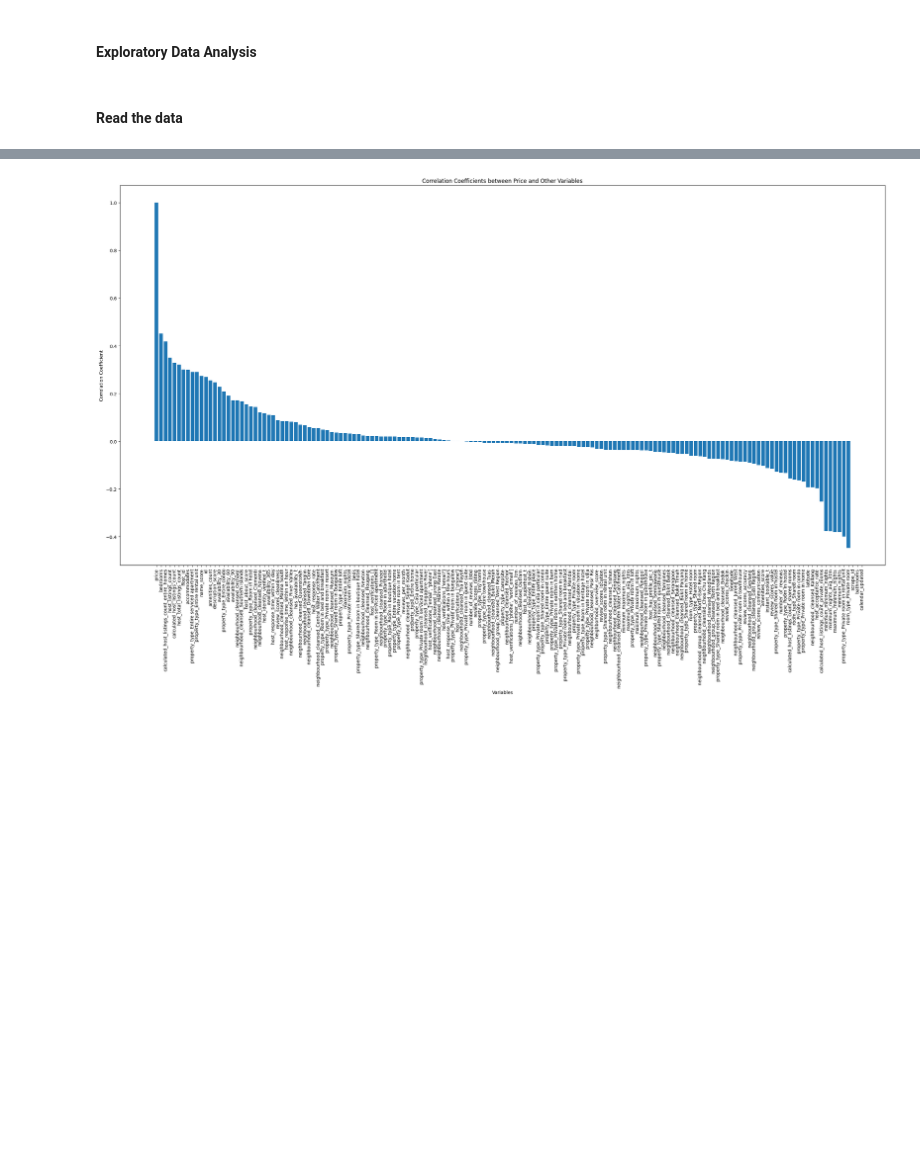
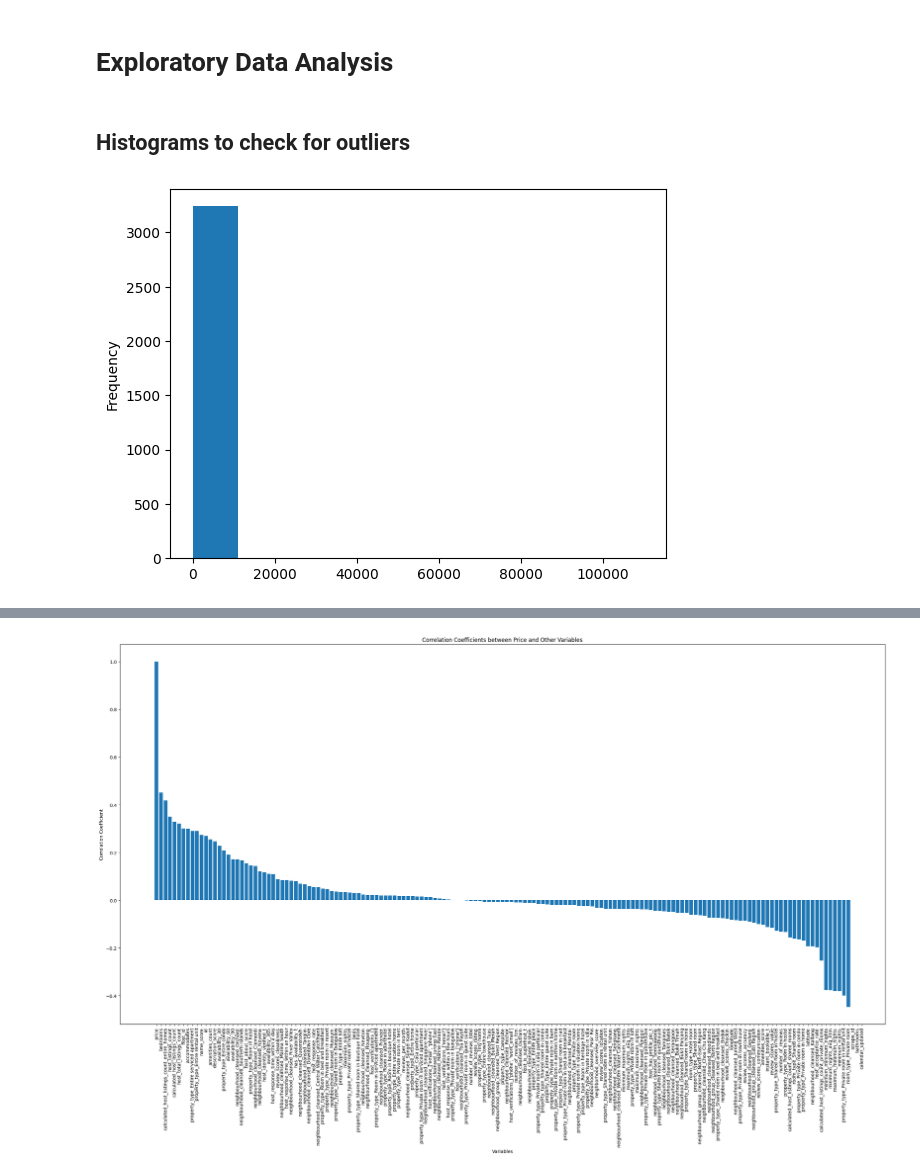
Before and after one commit to Theawmaster/Predict-Airbnb-Prices, a Jupyter notebook: 0c_exploratory_data_analysis.ipynb, the cells around one changed output, grey strips where cells are left out. Cells and saved outputs as stored; diff of their text form; code cells hidden in the pictures; blank space fills up the shorter version.

```diff
--- a/0c_exploratory_data_analysis.ipynb
+++ b/0c_exploratory_data_analysis.ipynb
@@ -1,11 +1,18 @@
 # %% [markdown]
-#### Exploratory Data Analysis
+# Exploratory Data Analysis
 # %%
 import pandas as pd
 import seaborn as sns
 import matplotlib.pyplot as plt
 import numpy as np
-# %% [markdown]
-#### Read the data
 # %%
+listings_og = pd.read_csv('datasets/listings.csv')
 listings = pd.read_csv('datasets/listings_preprocessed.csv')
+# %% [markdown]
+## Histograms to check for outliers
+# %%
+# listings_og['price'] = listings_og['price'].str.replace('[\$,]', '', regex=True).astype(float)
+listings_og['price'].plot(kind='hist')
+plt.show()
+# %% [output]
+[figure, added]
```
Also changed, not shown: parts of 5 cells of this notebook, 3 other files.
